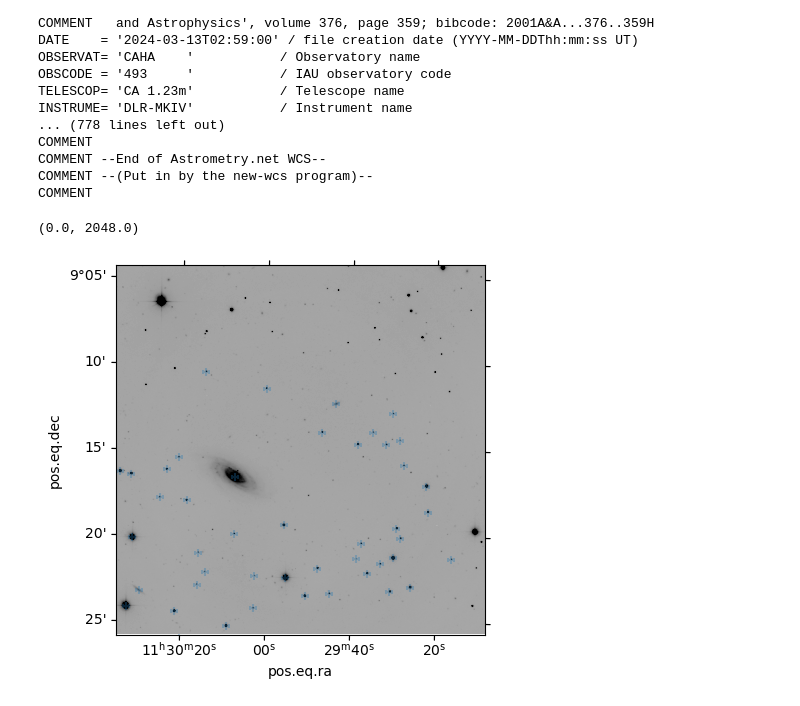
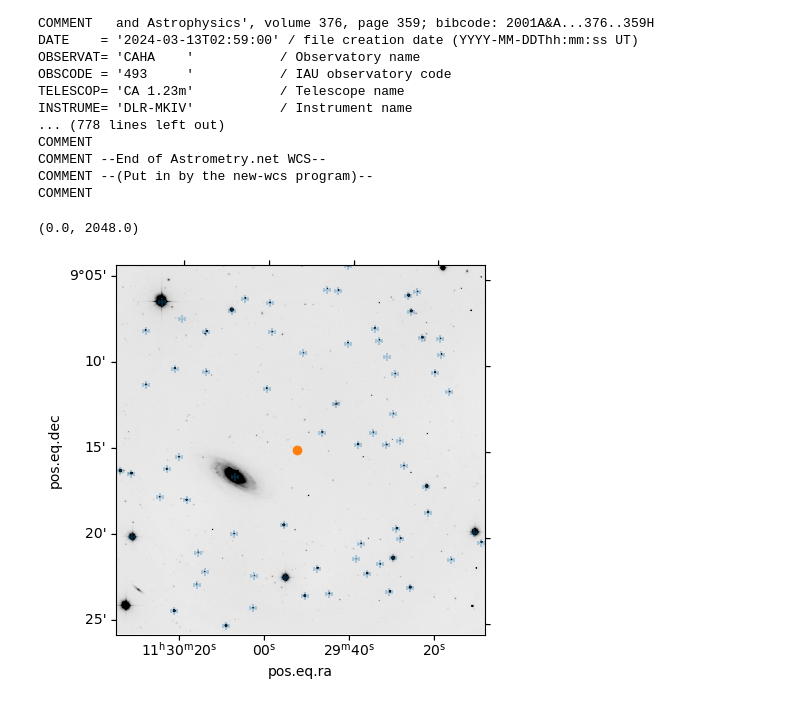
Before and after one commit to gregorycorcoran/Astro-Data, a Jupyter notebook: Calibration.ipynb, the cells around one changed output. Cells and saved outputs as stored; diff of their text form; code cells hidden in the pictures.

```diff
--- a/Calibration.ipynb
+++ b/Calibration.ipynb
@@ -46,11 +47,12 @@ COMMENT
 # %%
 fig=plt.figure()
 ax=fig.add_subplot(111,projection=wcs)
-plt.imshow(image,vmin=30,vmax=1000,cmap='Greys')
+plt.imshow(image,vmin=400,vmax=800,cmap='Greys')
 plt.scatter(references[0],references[2],transform=ax.get_transform('world'),marker='+',alpha=0.3)
+plt.scatter([172.47],[9.25],transform=ax.get_transform('world'))
 plt.ylim(0, image.shape[0])
 plt.xlim(0, image.shape[1])
 # %% [output]
 (0.0, 2048.0)
-[figure, old version]
+[figure, new version]
 # %%
```
Also changed, not shown: parts of 21 cells of this notebook, 13 other files.
